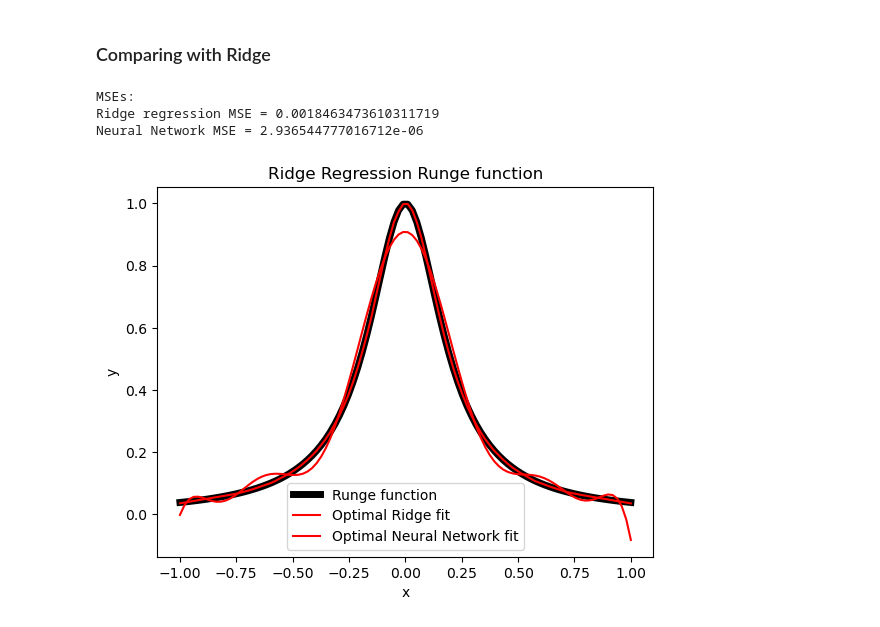
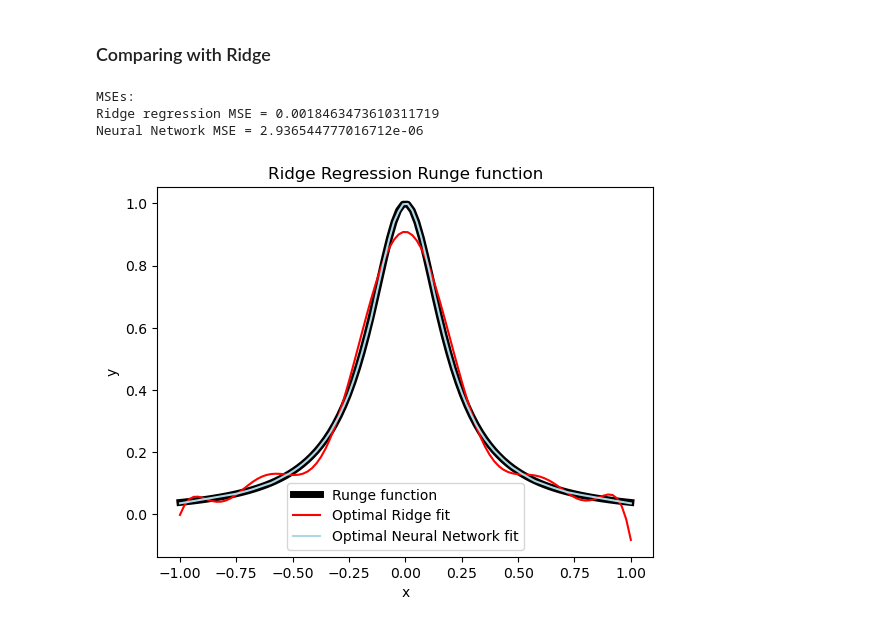
Before and after one commit to egil10/FYSSTK3155, a Jupyter notebook: PROJECT 2/Code/Exe.ipynb, the cells around one changed output. Saved outputs shown, nothing was run; the diff lists cells and outputs as text; code cells hidden in the pictures.

```diff
--- a/PROJECT 2/Code/Exe.ipynb
+++ b/PROJECT 2/Code/Exe.ipynb
@@ -149,32 +149,32 @@ nn = NeuralNetwork(network_input_size=1,
                     seed=seed,
                     l2_lambda=lam)
 optimizer = Adam(lr=lr)
 history = nn.fit(x_train_s,
                     y_train,
                     epochs = epochs,
                     batch_size=batch_size,
                     optimizer = optimizer,
                     log_every=None)
 y_pred_full_nn = nn.predict(x_s)
 y_pred_test_nn = nn.predict(x_test_s)
 MSE_nn = mse(y_pred_test_nn, y_test)
 
 ### Printing MSEs ###
 print("MSEs: ")
 print(f"Ridge regression MSE = {MSE_Ridge}")
 print(f"Neural Network MSE = {MSE_nn}")
 
 ### Plotting Fits ###
 plt.plot(x, y, color="black", linewidth=5, label="Runge function")
 plt.plot(x, y_pred_full_Ridge, color="red",label="Optimal Ridge fit")
-plt.plot(x, y_pred_full_nn, color="red",label="Optimal Neural Network fit")
+plt.plot(x, y_pred_full_nn, color="lightblue",label="Optimal Neural Network fit")
 plt.title("Ridge Regression Runge function")
 plt.xlabel("x")
 plt.ylabel("y")
 plt.legend()
 plt.show()
 # %% [output]
 MSEs:
 Ridge regression MSE = 0.0018463473610311719
 Neural Network MSE = 2.936544777016712e-06
-[figure, old version]
+[figure, new version]
```
Also changed, not shown: parts of 7 cells of this notebook.
